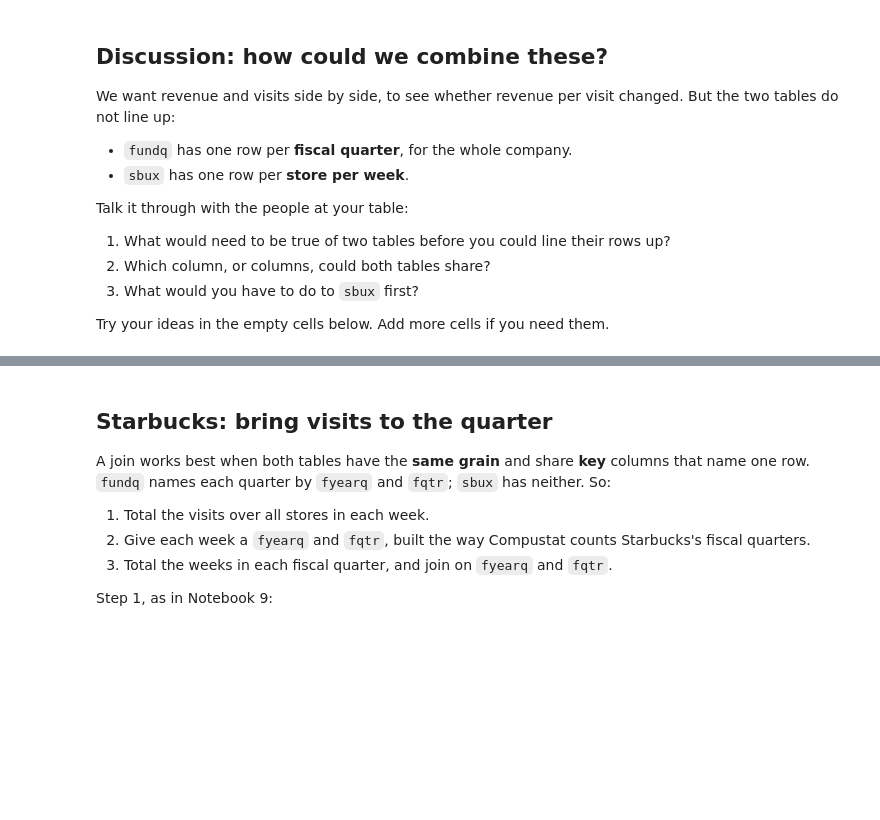
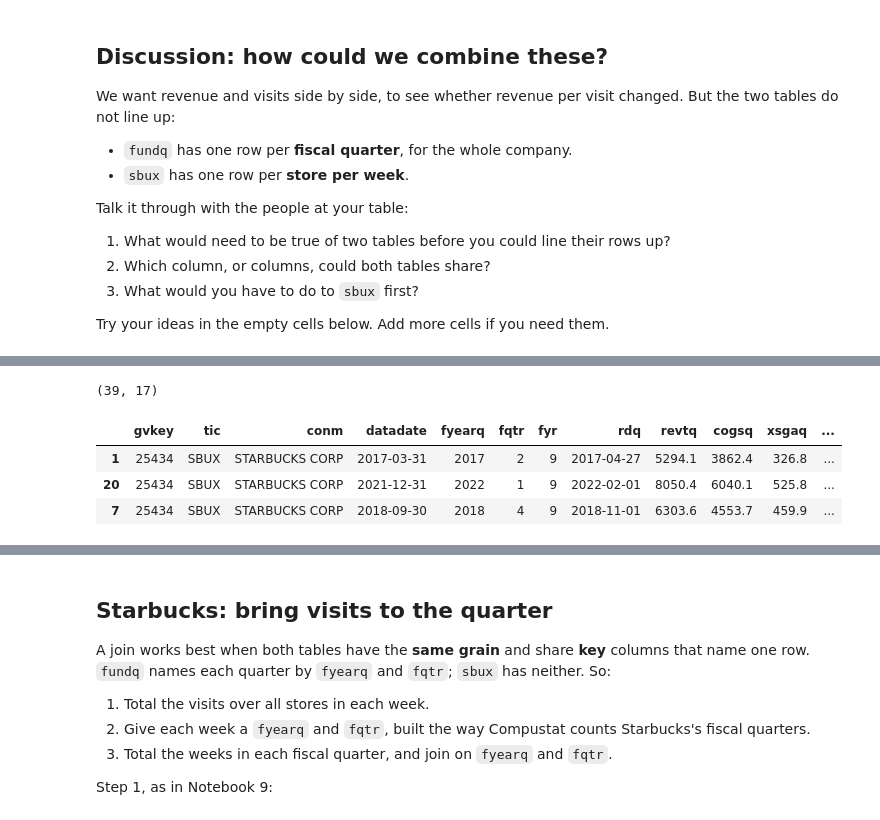
Before and after one commit to njhallman/acc380k-fall-2026, a Jupyter notebook: notebooks/notebook-10/12-30-section.ipynb, the cells around one changed output, grey strips where cells are left out. Drawn from its saved outputs; the diff is of its cells as text; code cells hidden in the pictures; blank space fills up the shorter version.

```diff
--- a/notebooks/notebook-10/12-30-section.ipynb
+++ b/notebooks/notebook-10/12-30-section.ipynb
@@ -259,0 +256,9 @@ sbux.groupby('DATE_RANGE_START_dt')
+# %%
+print(fundq.shape)
+fundq.sample(3)
+# %% [output]
+(39, 17)
+|  | gvkey | tic | conm | datadate | fyearq | fqtr | fyr | rdq | revtq | cogsq | xsgaq | ... |
+| 1 | 25434 | SBUX | STARBUCKS CORP | 2017-03-31 | 2017 | 2 | 9 | 2017-04-27 | 5294.1 | 3862.4 | 326.8 | ... |
+| 20 | 25434 | SBUX | STARBUCKS CORP | 2021-12-31 | 2022 | 1 | 9 | 2022-02-01 | 8050.4 | 6040.1 | 525.8 | ... |
+| 7 | 25434 | SBUX | STARBUCKS CORP | 2018-09-30 | 2018 | 4 | 9 | 2018-11-01 | 6303.6 | 4553.7 | 459.9 | ... |
```
Also changed, not shown: parts of 12 cells of this notebook.
